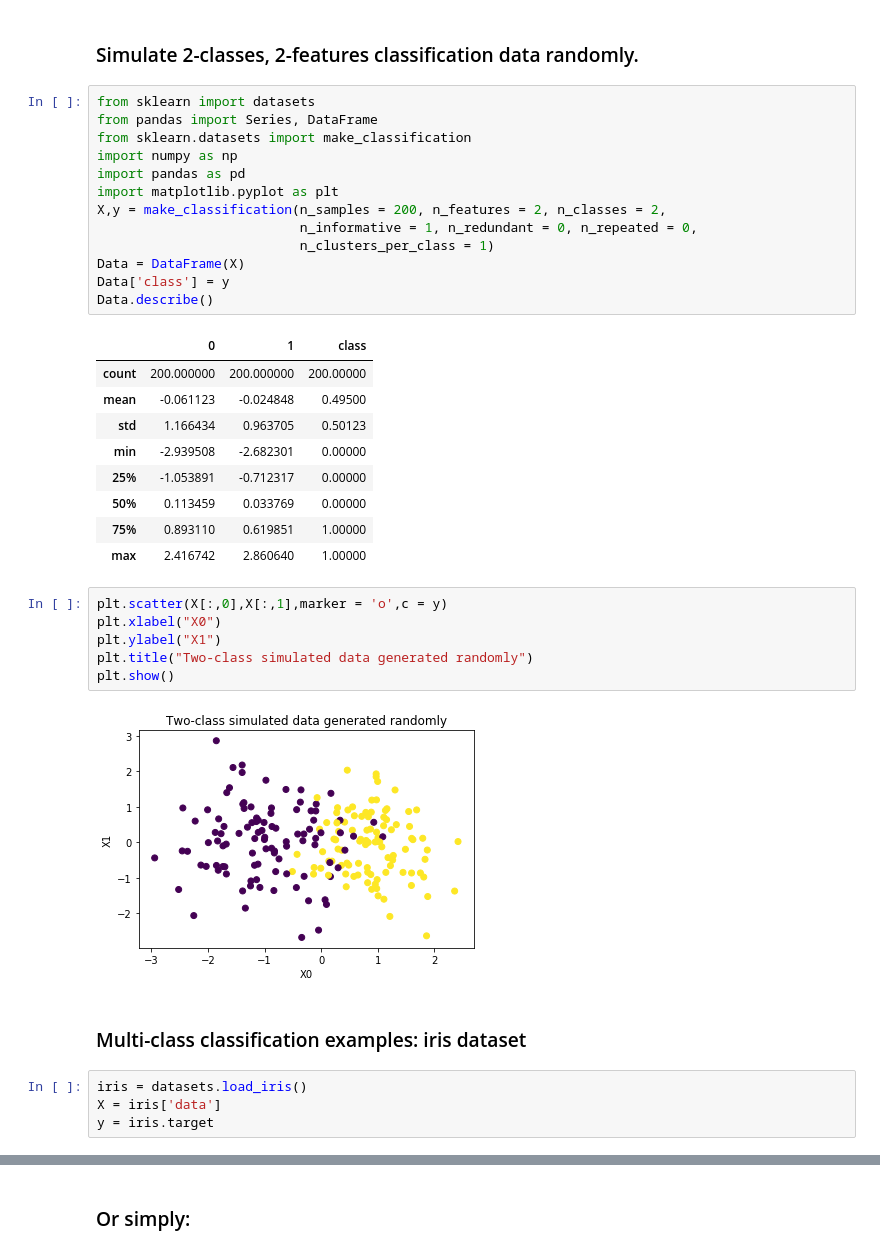
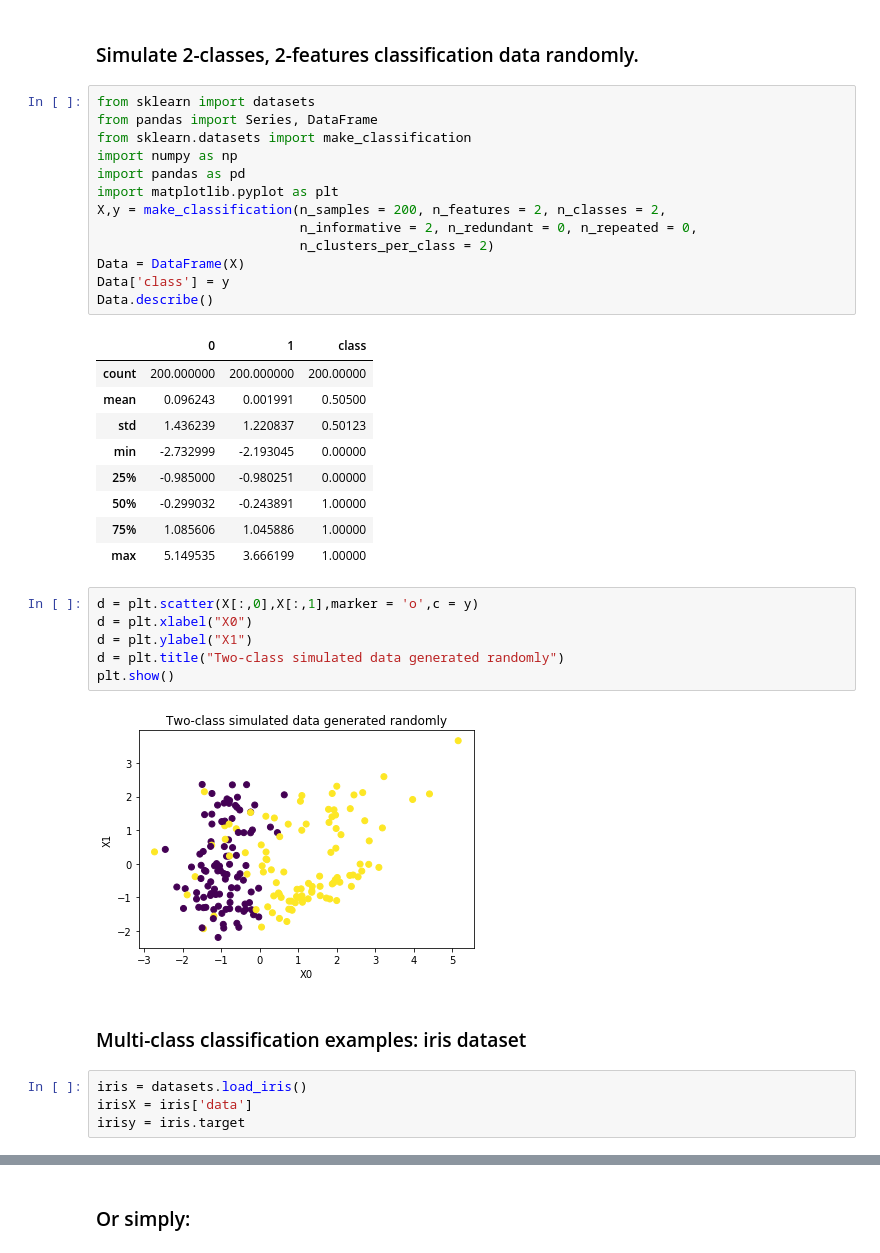
Before and after one commit to makakin/Stat3612Python, a Jupyter notebook: [Lecture 8] Classification.ipynb, the cells around one changed output, grey strips where cells are left out. Drawn from its saved outputs; the diff is of its cells as text.

```diff
--- a/[Lecture 8] Classification.ipynb
+++ b/[Lecture 8] Classification.ipynb
@@ -15,35 +15,35 @@ import numpy as np
 import pandas as pd
 import matplotlib.pyplot as plt
 X,y = make_classification(n_samples = 200, n_features = 2, n_classes = 2,
-                          n_informative = 1, n_redundant = 0, n_repeated = 0,
-                          n_clusters_per_class = 1)
+                          n_informative = 2, n_redundant = 0, n_repeated = 0,
+                          n_clusters_per_class = 2)
 Data = DataFrame(X)
 Data['class'] = y
 Data.describe()
 # %% [output]
 |  | 0 | 1 | class |
 | count | 200.000000 | 200.000000 | 200.00000 |
-| mean | -0.061123 | -0.024848 | 0.49500 |
-| std | 1.166434 | 0.963705 | 0.50123 |
-| min | -2.939508 | -2.682301 | 0.00000 |
-| 25% | -1.053891 | -0.712317 | 0.00000 |
-| 50% | 0.113459 | 0.033769 | 0.00000 |
-| 75% | 0.893110 | 0.619851 | 1.00000 |
-| max | 2.416742 | 2.860640 | 1.00000 |
+| mean | 0.096243 | 0.001991 | 0.50500 |
+| std | 1.436239 | 1.220837 | 0.50123 |
+| min | -2.732999 | -2.193045 | 0.00000 |
+| 25% | -0.985000 | -0.980251 | 0.00000 |
+| 50% | -0.299032 | -0.243891 | 1.00000 |
+| 75% | 1.085606 | 1.045886 | 1.00000 |
+| max | 5.149535 | 3.666199 | 1.00000 |
 # %%
-plt.scatter(X[:,0],X[:,1],marker = 'o',c = y)
-plt.xlabel("X0")
-plt.ylabel("X1")
-plt.title("Two-class simulated data generated randomly")
+d = plt.scatter(X[:,0],X[:,1],marker = 'o',c = y)
+d = plt.xlabel("X0")
+d = plt.ylabel("X1")
+d = plt.title("Two-class simulated data generated randomly")
 plt.show()
 # %% [output]
-[figure, old version]
+[figure, new version]
 # %% [markdown]
 ### Multi-class classification examples: iris dataset
 # %%
 iris = datasets.load_iris()
-X = iris['data']
-y = iris.target
+irisX = iris['data']
+irisy = iris.target
 # %%
 cols = ['red','green','blue']
 fig, dummy = plt.subplots()
```
Also changed, not shown: parts of 15 cells of this notebook.
